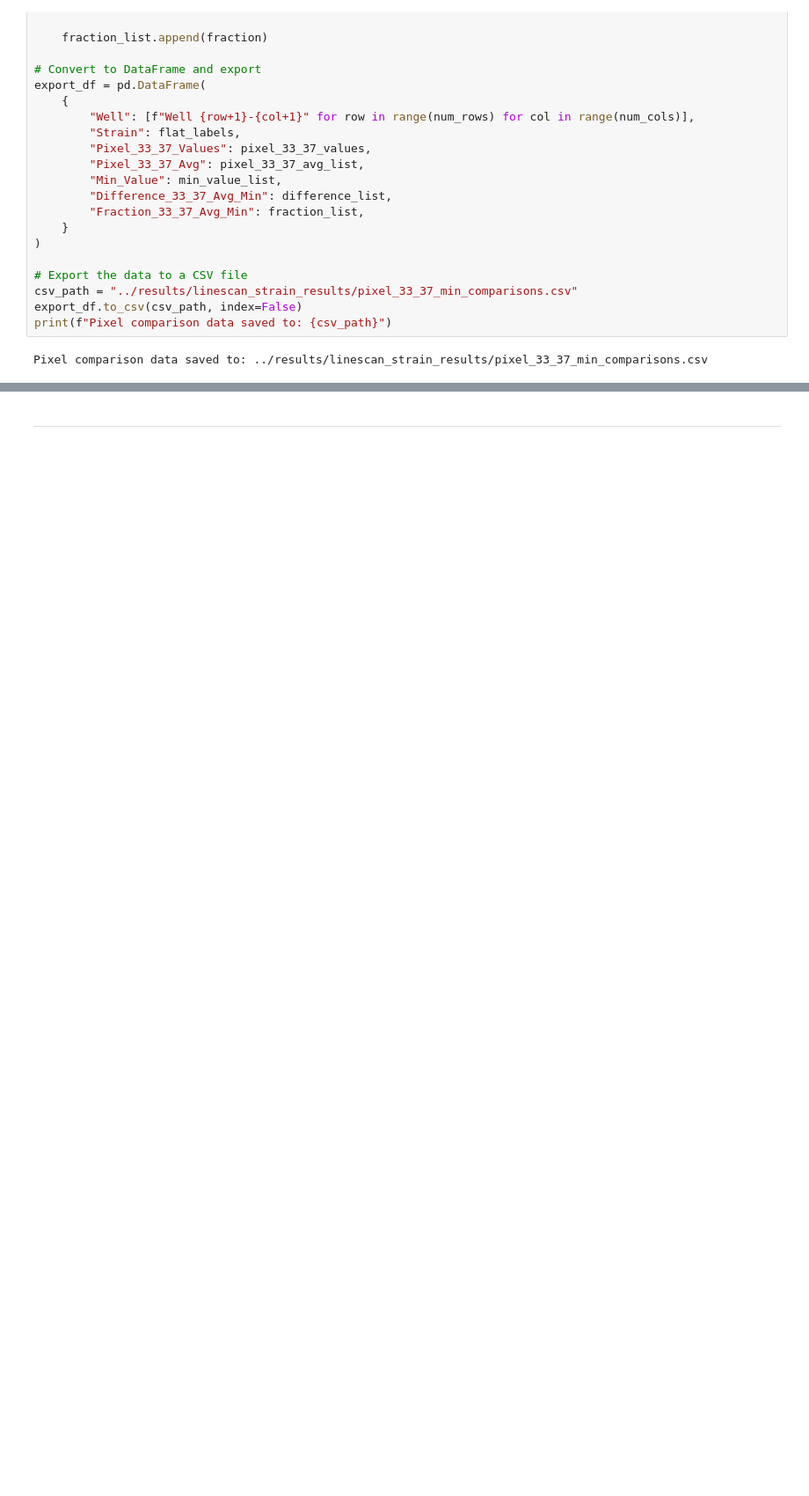
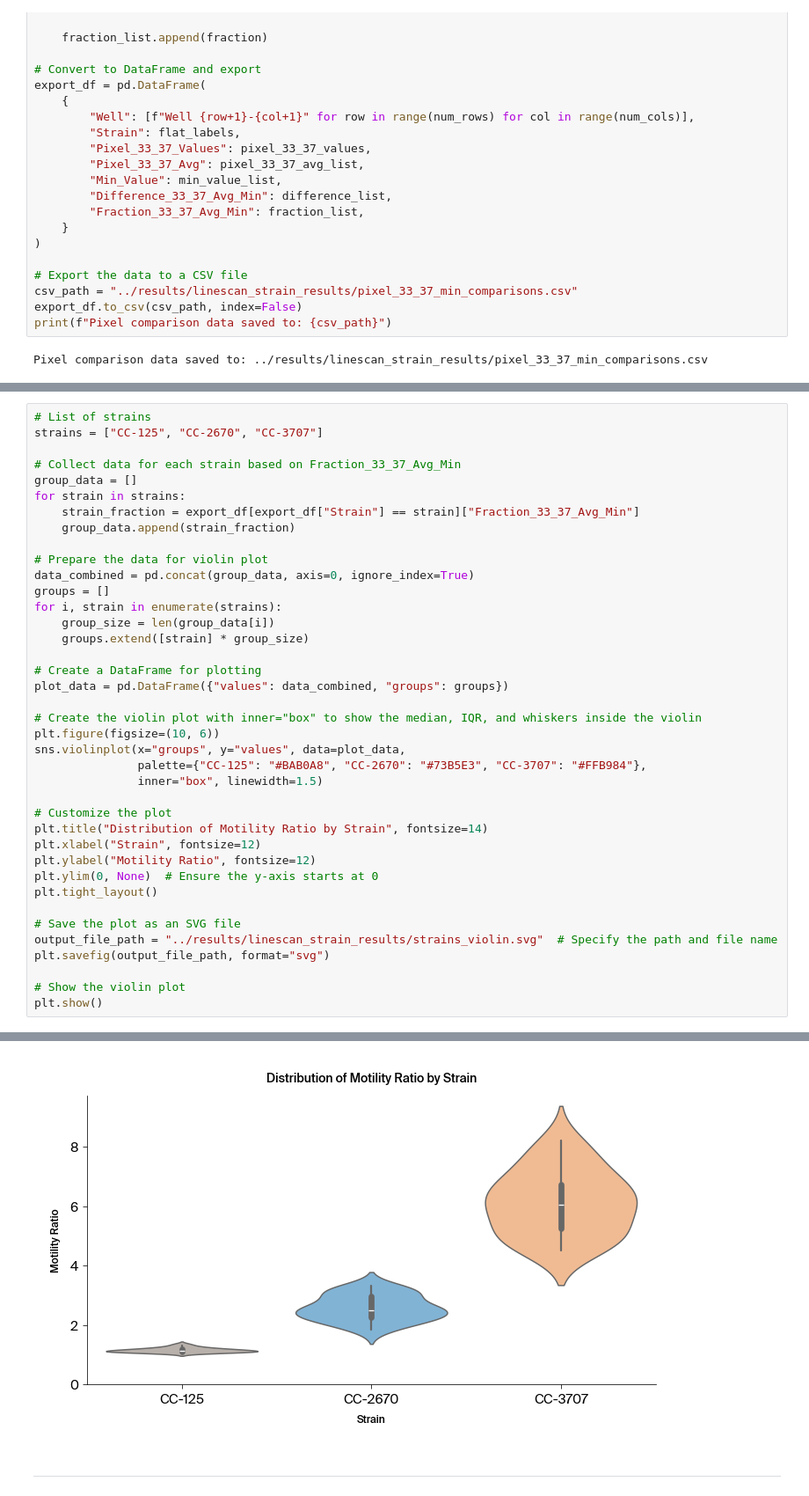
Before and after one commit to Arcadia-Science/2024-chlamy-mutant-motility-pub, a Jupyter notebook: notebooks/1_vbottom-motility-linescan.ipynb, the cells around one changed output, grey strips where cells are left out. Shown at 88% size. Drawn from its saved outputs; the diff is of its cells as text; blank space fills up the shorter version.

```diff
--- a/notebooks/1_vbottom-motility-linescan.ipynb
+++ b/notebooks/1_vbottom-motility-linescan.ipynb
@@ -412,0 +371,40 @@ Overlayed plot saved as SVG to: ../results/linescan_strain_results/overlayed_plo
+# %%
+# List of strains
+strains = ["CC-125", "CC-2670", "CC-3707"]
+
+# Collect data for each strain based on Fraction_33_37_Avg_Min
+group_data = []
+for strain in strains:
+    strain_fraction = export_df[export_df["Strain"] == strain]["Fraction_33_37_Avg_Min"]
+    group_data.append(strain_fraction)
+
+# Prepare the data for violin plot
+data_combined = pd.concat(group_data, axis=0, ignore_index=True)
+groups = []
+for i, strain in enumerate(strains):
+    group_size = len(group_data[i])
+    groups.extend([strain] * group_size)
+
+# Create a DataFrame for plotting
+plot_data = pd.DataFrame({"values": data_combined, "groups": groups})
+
+# Create the violin plot with inner="box" to show the median, IQR, and whiskers inside the violin
+plt.figure(figsize=(10, 6))
+sns.violinplot(x="groups", y="values", data=plot_data,
+               palette={"CC-125": "#BAB0A8", "CC-2670": "#73B5E3", "CC-3707": "#FFB984"},
+               inner="box", linewidth=1.5)
+
+# Customize the plot
+plt.title("Distribution of Motility Ratio by Strain", fontsize=14)
+plt.xlabel("Strain", fontsize=12)
+plt.ylabel("Motility Ratio", fontsize=12)
+plt.ylim(0, None)  # Ensure the y-axis starts at 0
+plt.tight_layout()
+
+# Save the plot as an SVG file
+output_file_path = "../results/linescan_strain_results/strains_violin.svg"  # Specify the path and file name
+plt.savefig(output_file_path, format="svg")
+
+# Show the violin plot
+plt.show()
+# %% [output]
@@ -413,3 +414,4 @@ Overlayed plot saved as SVG to: ../results/linescan_strain_results/overlayed_plo
+[figure, added]
 # %% [markdown]
 ---
 # %% [markdown]
```
Also changed, not shown: parts of 26 cells of this notebook.
